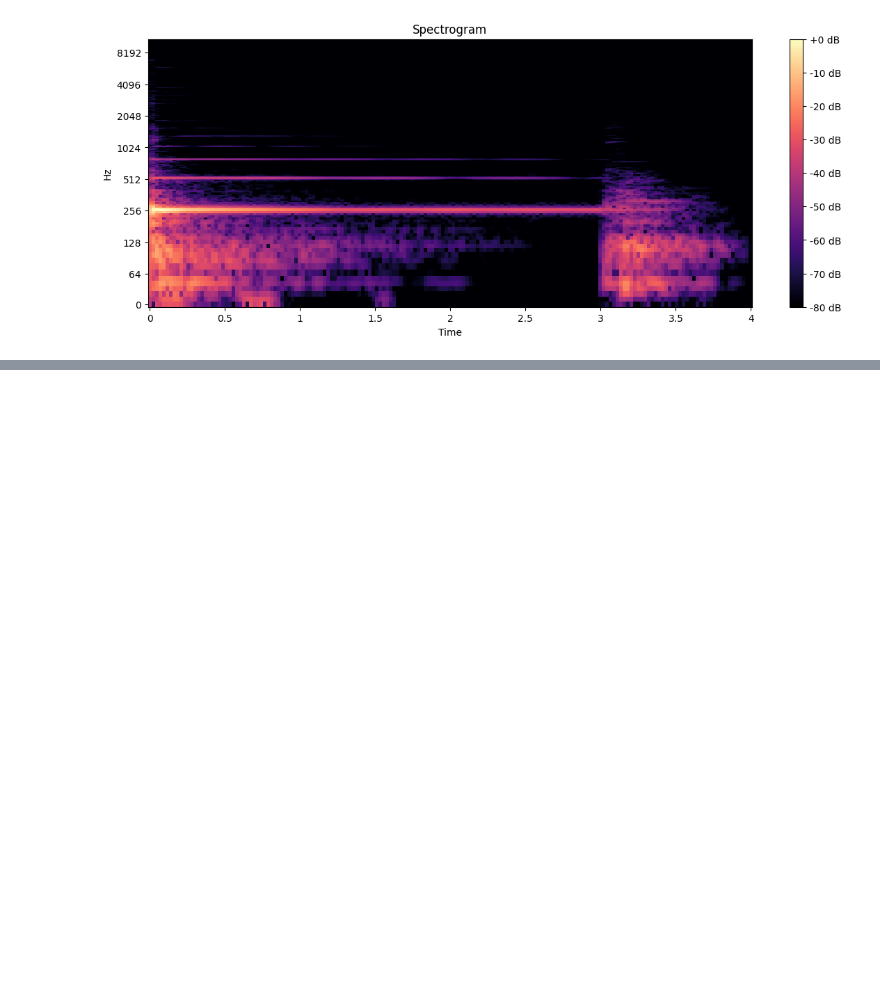
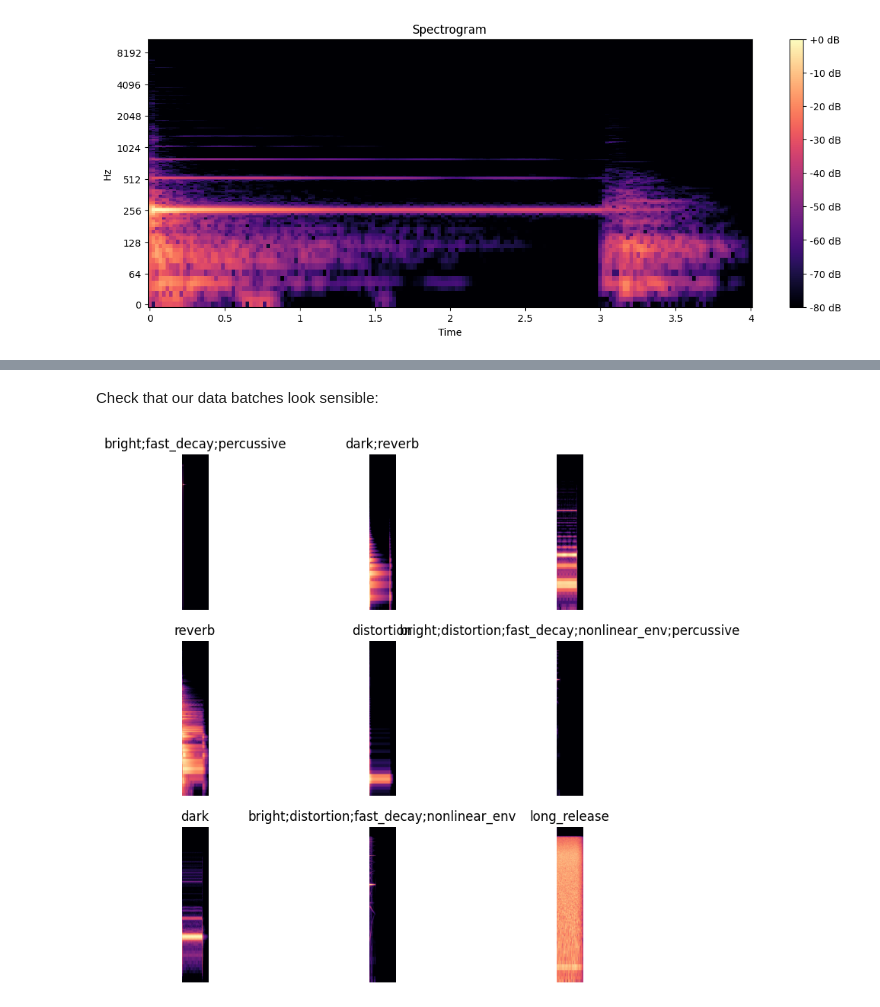
Before and after one commit to Anton-Tcholakov/fastai-playground, a Jupyter notebook: exercises/audio_classifier/audio_classifier.ipynb, the cells around one changed output, grey strips where cells are left out. Saved outputs shown, nothing was run; the diff lists cells and outputs as text; code cells hidden in the pictures; blank space fills up the shorter version.

```diff
--- a/exercises/audio_classifier/audio_classifier.ipynb
+++ b/exercises/audio_classifier/audio_classifier.ipynb
@@ -98,0 +146,3 @@ for key, _ in examples.items():
+# %%
+instrument_learner = vision_learner(instrument_dls, resnet34, metrics=error_rate)
+instrument_learner.fit_one_cycle(10, 1e-3)
@@ -98,0 +163,6 @@ for key, _ in examples.items():
+# %%
+for example, data in first_20_examples.items():
+    image = PILImage.create('../../training-data/nsynth-valid/spectrograms/' + example + '.png')
+    actual_category = data['instrument_family_str']
+    predicted_category, _, _ = instrument_learner.predict(image)
+    print(f'Predicted: {predicted_category}, Actual: {actual_category}')
@@ -98,0 +187,18 @@ for key, _ in examples.items():
+# %%
+def get_qualities(path):
+    filename = os.path.basename(path)[:-4]
+    example = examples[filename]
+    return example['qualities_str']
+
+qualities_dls = DataBlock(
+    blocks=(ImageBlock(), MultiCategoryBlock()),
+    get_items=get_image_files,
+    splitter=RandomSplitter(valid_pct=0.2, seed=42),
+    get_y=get_qualities
+).dataloaders("../../training-data/nsynth-valid/spectrograms/", bs=64)
+# %% [markdown]
+Check that our data batches look sensible:
+# %%
+qualities_dls.show_batch()
+# %% [output]
+[figure, added]
```
Also changed, not shown: parts of 42 cells of this notebook.
